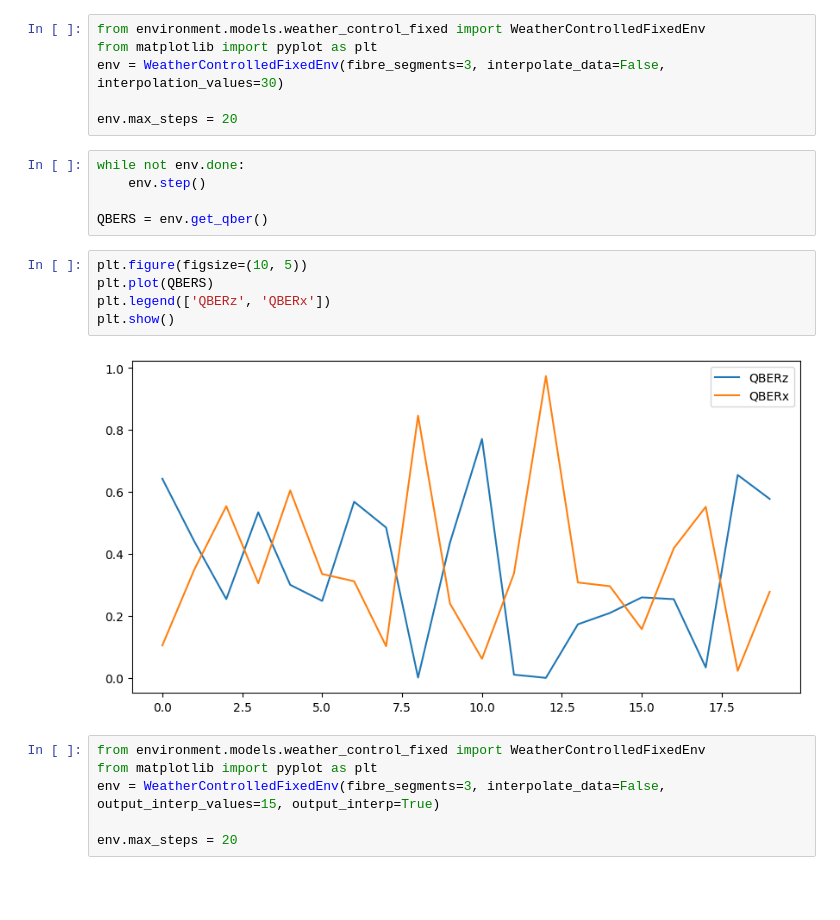
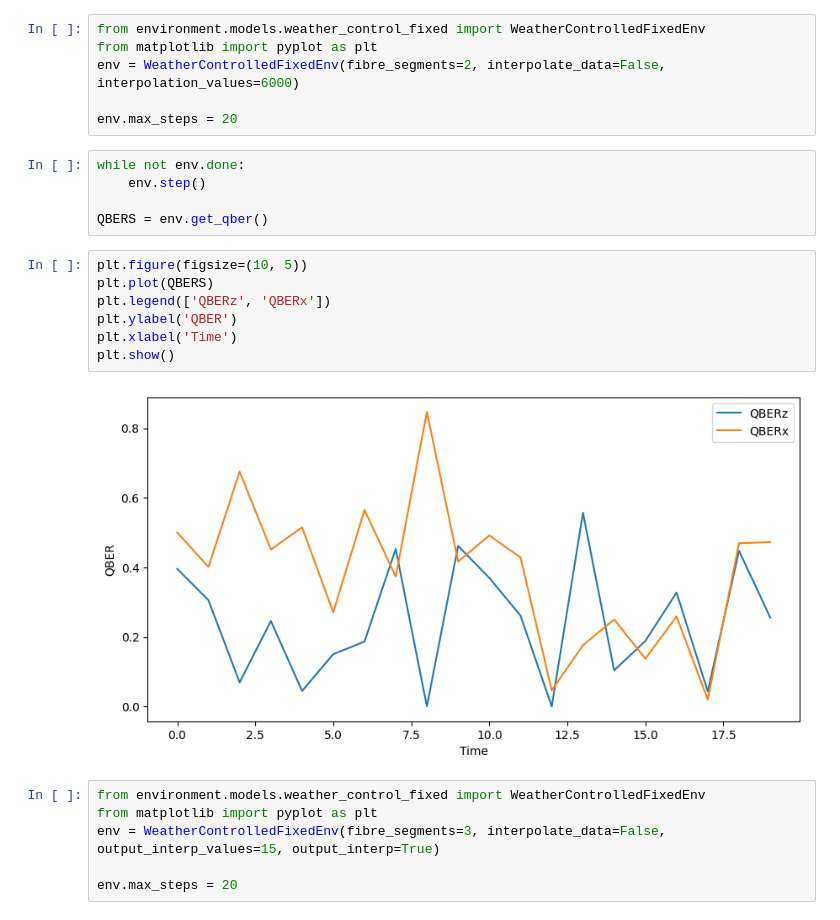
Before and after one commit to callmechristian/qnctrl, a Jupyter notebook: weatherdata_interp.ipynb, the cells around one changed output. Saved outputs shown, nothing was run; the diff lists cells and outputs as text; blank space fills up the shorter version.

```diff
--- a/weatherdata_interp.ipynb
+++ b/weatherdata_interp.ipynb
@@ -1,7 +1,7 @@
 # %%
 from environment.models.weather_control_fixed import WeatherControlledFixedEnv
 from matplotlib import pyplot as plt
-env = WeatherControlledFixedEnv(fibre_segments=3, interpolate_data=False, interpolation_values=30)
+env = WeatherControlledFixedEnv(fibre_segments=2, interpolate_data=False, interpolation_values=6000)
 
 env.max_steps = 20
 # %%
@@ -12,10 +12,12 @@ QBERS = env.get_qber()
 # %%
 plt.figure(figsize=(10, 5))
 plt.plot(QBERS)
 plt.legend(['QBERz', 'QBERx'])
+plt.ylabel('QBER')
+plt.xlabel('Time')
 plt.show()
 # %% [output]
-[figure, old version]
+[figure, new version]
 # %%
 from environment.models.weather_control_fixed import WeatherControlledFixedEnv
 from matplotlib import pyplot as plt
```
Also changed, not shown: 2 other files.
